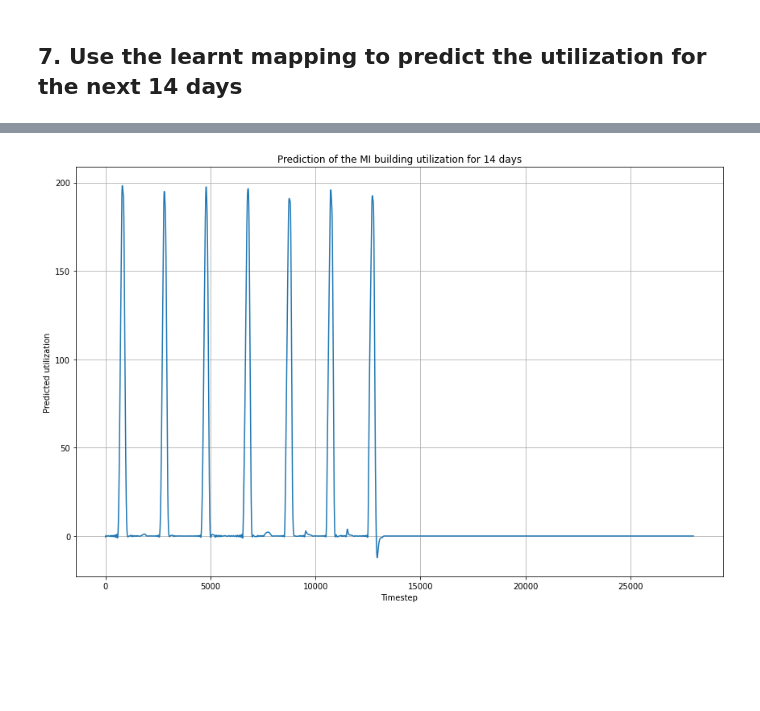
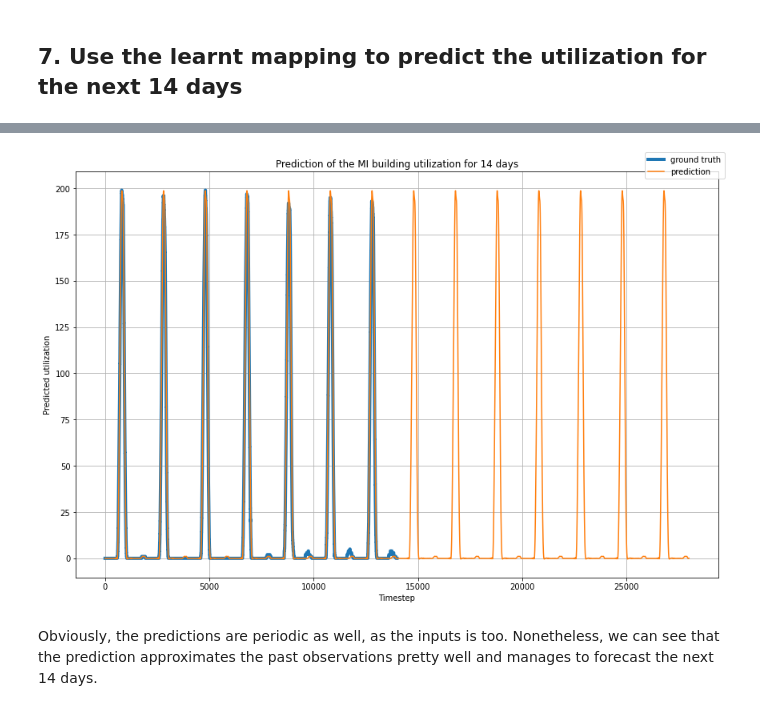
Before and after one commit to sonmikrafft-uni-MLCMS/ex5, a Jupyter notebook: task_5.ipynb, the cells around one changed output, grey strips where cells are left out. Cells and saved outputs as stored; diff of their text form; code cells hidden in the pictures; blank space fills up the shorter version.

```diff
--- a/task_5.ipynb
+++ b/task_5.ipynb
@@ -83,11 +112,7 @@ delay_embedding.shape
 # %% [markdown]
 ### 2.2 Convert delay embeddings into 3 - dimensional subspace
 # %%
-from sklearn.decomposition import PCA
-
-SUBSPACE_DIM = 3
-
-pca = PCA(n_components=SUBSPACE_DIM)
+pca = PCA(n_components=STATE_DIM)
 state_space = pca.fit_transform(delay_embedding)
 state_space.shape
 # %% [output]
@@ -193,7 +226,9 @@ ax.grid(True)
 # %% [markdown]
 ## 5. Predict arc length for the next 14 days
 # %%
-arc_length_14_days = integrate_over_periodic_velocity(state_space_arc_velocity[:2000], 14 * 2000)
+arc_length_14_days = integrate_over_periodic_velocity(
+    velocities=state_space_arc_velocity[:2000], timesteps_to_integrate=14 * 2000
+)
 arc_length_14_days.shape
 # %% [output]
 (28000,)
@@ -223,17 +263,20 @@ fig.tight_layout()
 # %% [markdown]
 ### 6.2 Use RBF Regression to approximate the relation
 # %%
-rbf = RBFRegression(eps=M / 10, L=500)
-rbf.fit(state_space_arc_length, df.iloc[:state_space_arc_length.shape[0], 0])
-pred = rbf.predict(state_space_arc_length)
+rbf = RBFRegression(eps=TIMESTEPS_DAY / 3, L=1000, lamb=1e-3)
+X = state_space_arc_length
+y = df.iloc[:state_space_arc_length.shape[0], 0]
+rbf.fit(X, y)
+y_pred = rbf.predict(X)
 
 fig, ax = plt.subplots(figsize=(12, 8))
-ax.plot(state_space_arc_length, df.iloc[:state_space_arc_length.shape[0], 0], alpha=0.5, label="ground truth")
-ax.plot(state_space_arc_length, pred, alpha=0.5, label="prediction")
-ax.legend()
+ax.plot(X, y, label="ground truth", linewidth=4)
+ax.plot(X, y_pred, label="prediction")
+ax.legend(loc="upper right")
 ax.set_title("Prediction of the MI building utilization using RBF regression")
-ax.set_xlabel("Arclength")
-ax.set_ylabel("Utilization")
+ax.set_xlabel("Arc length")
+ax.set_ylabel("Utilization of the MI building")
 ax.grid(True)
 fig.tight_layout()
+fig.savefig("plots/5_state_space_prediction_mi_building.pdf", bbox_inches="tight")
 # %% [output]
@@ -242,0 +312,2 @@ fig.tight_layout()
+# %%
+arc_length_14_days_adjusted = reset_to_0_every_n(X=arc_length_14_days, n=TIMESTEPS_DAY)
@@ -243,12 +325,17 @@ fig.tight_layout()
 # %%
-pred = rbf.predict(arc_length_14_days)
+pred = rbf.predict(arc_length_14_days_adjusted)
 
 fig, ax = plt.subplots(figsize=(12, 8))
-ax.plot(pred)
+ax.plot(df.iloc[:, 0], label="ground truth", lineWidth=4)
+ax.plot(pred, label="prediction")
 ax.set_xlabel("Timestep")
 ax.set_ylabel("Predicted utilization")
 ax.set_title("Prediction of the MI building utilization for 14 days")
 ax.grid(True)
+fig.legend(loc="upper right")
 fig.tight_layout()
+fig.savefig("plots/5_state_space_prediction_mi_building_14d.pdf", bbox_inches="tight")
 # %% [output]
-[figure, old version]
+[figure, new version]
+# %% [markdown]
+Obviously, the predictions are periodic as well, as the inputs is too. Nonetheless, we can see that the prediction approximates the past observations pretty well and manages to forecast the next 14 days.
```
Also changed, not shown: parts of 28 cells of this notebook, 1 other file.
